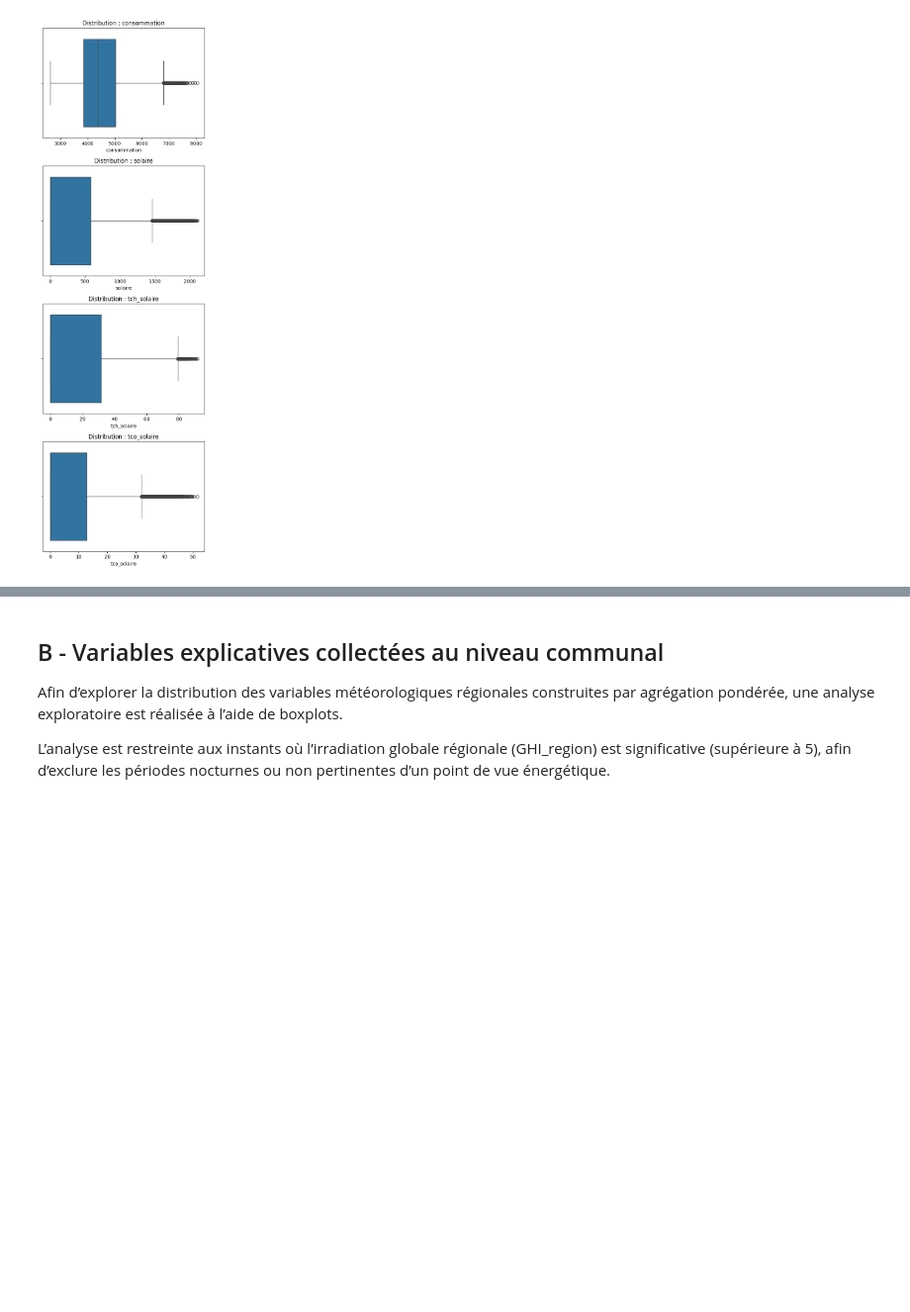
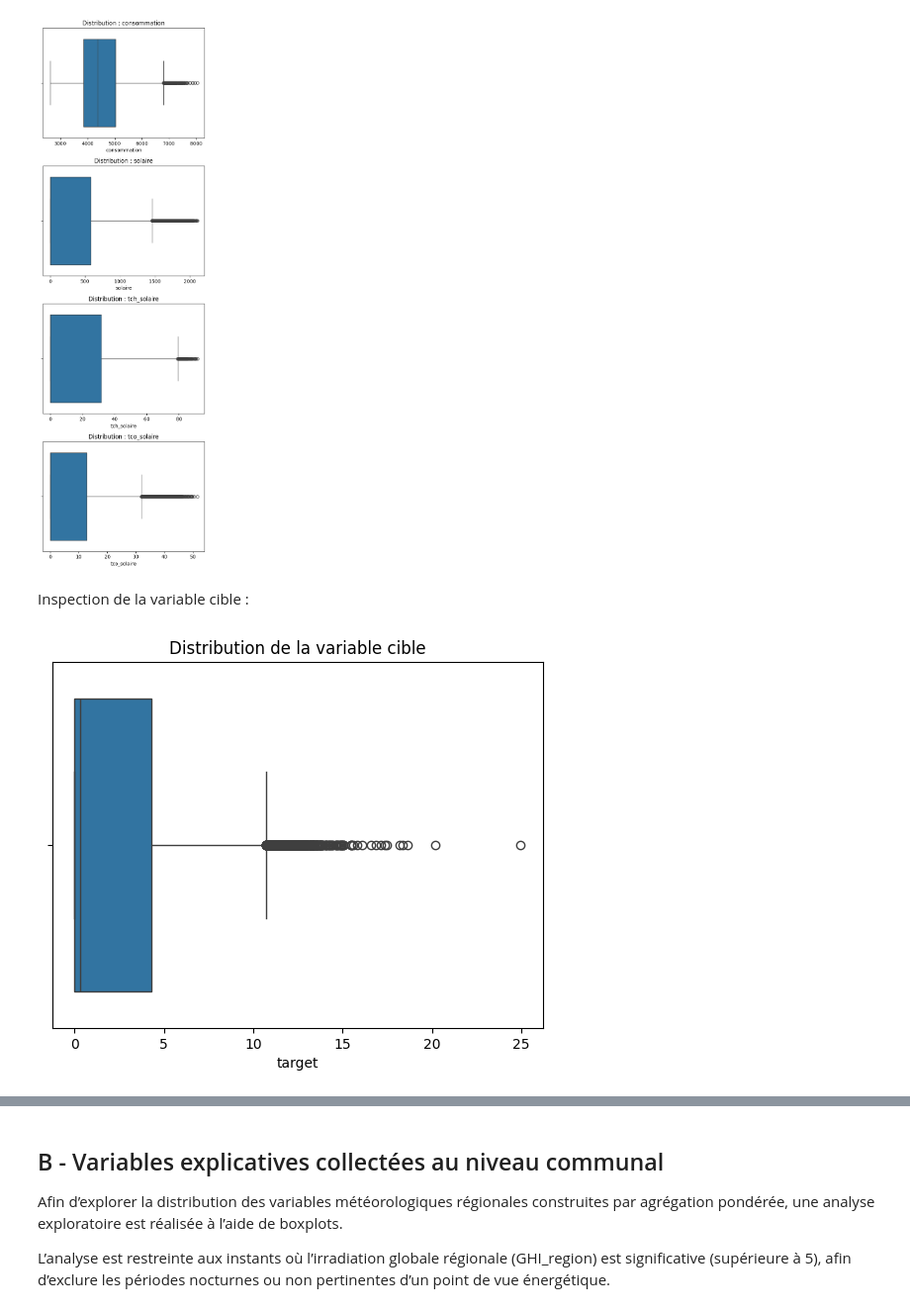
Before and after one commit to Math2935/aug25cds_variabilite, a Jupyter notebook: notebooks/03_Analyse_exploratoire/03_analyse_02_exploration_detaillee.ipynb, the cells around one changed output, grey strips where cells are left out. Shown at 99% size. Drawn from its saved outputs; the diff is of its cells as text; code cells hidden in the pictures; blank space fills up the shorter version.

```diff
--- a/notebooks/03_Analyse_exploratoire/03_analyse_02_exploration_detaillee.ipynb
+++ b/notebooks/03_Analyse_exploratoire/03_analyse_02_exploration_detaillee.ipynb
@@ -171,3 +171,12 @@ plt.tight_layout()
 plt.show()
 # %% [output]
 [figure]
+# %% [markdown]
+Inspection de la variable cible :
+# %%
+sns.boxplot(data=df, x='target')
+plt.title(f"Distribution de la variable cible")
+
+plt.show()
+# %% [output]
+[figure, added]
```
Also changed, not shown: parts of 6 cells of this notebook, 6 other files.
